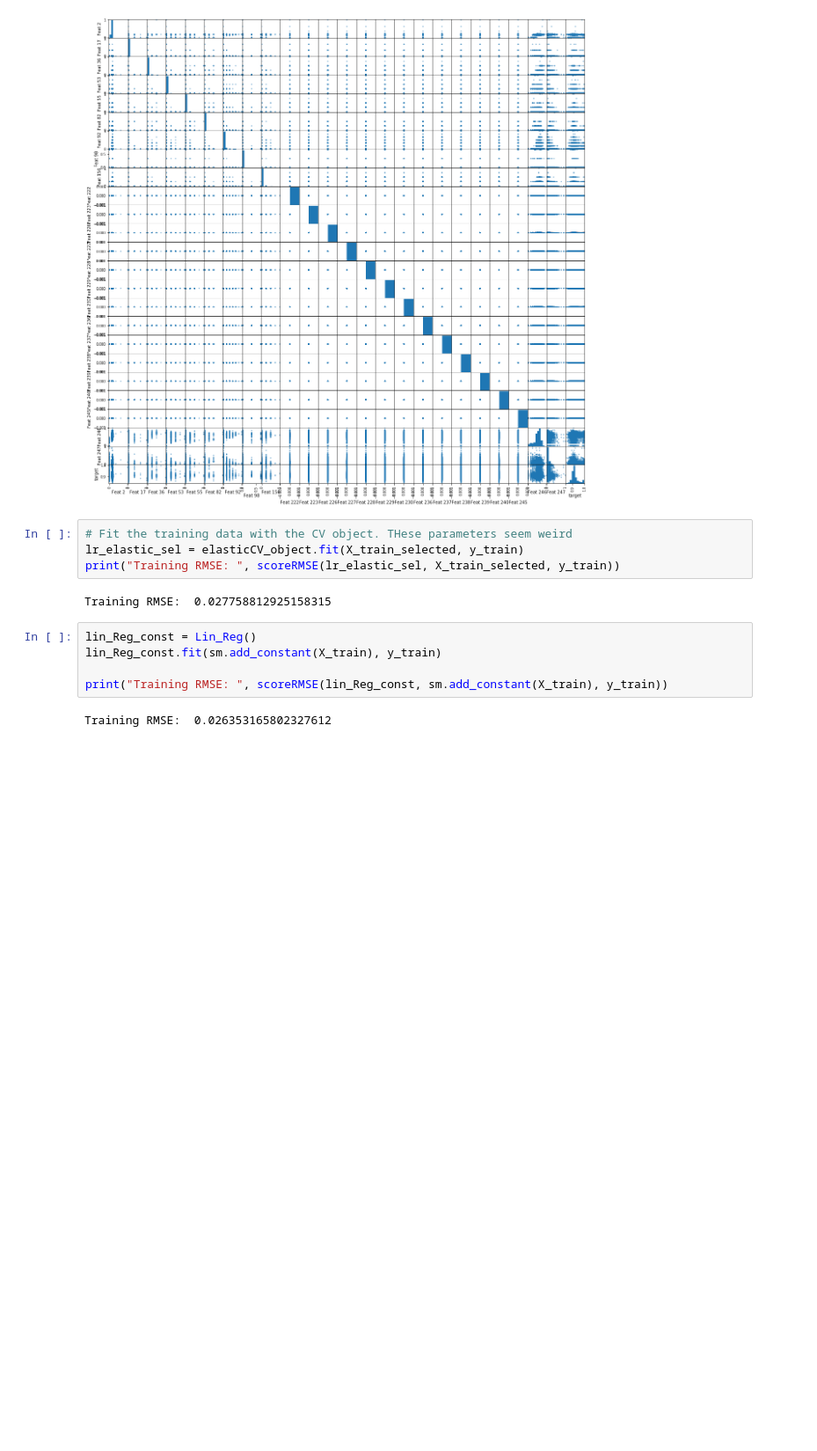
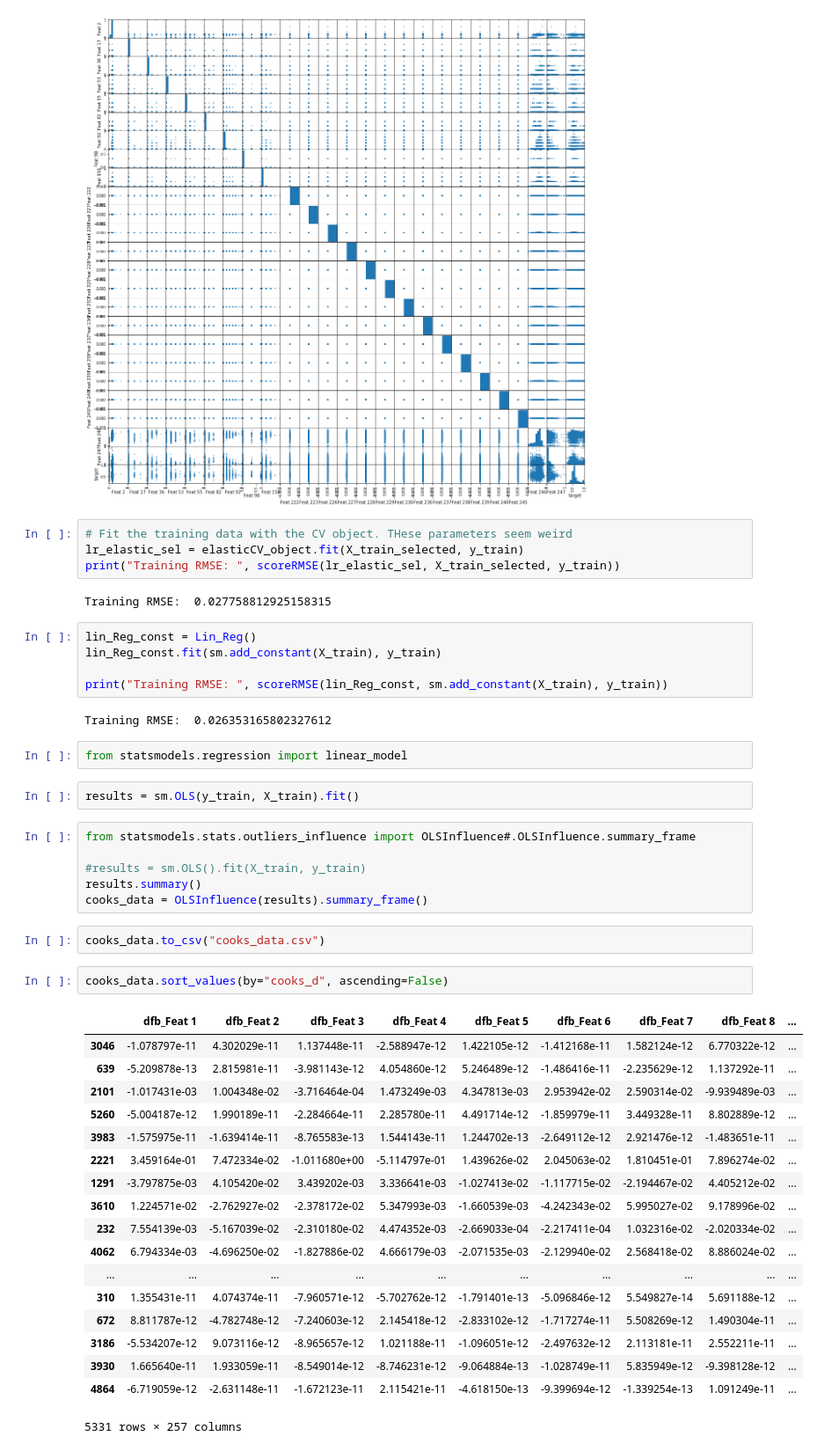
Before and after one commit to michaelkolor/cs181practicals, a Jupyter notebook: P1/code_mk.ipynb, the cells around one changed output. Shown at 88% size. Cells and saved outputs as stored; diff of their text form; blank space fills up the shorter version.

Commit message:
cooks

```diff
--- a/P1/code_mk.ipynb
+++ b/P1/code_mk.ipynb
@@ -380,3 +380,36 @@ lin_Reg_const.fit(sm.add_constant(X_train), y_train)
 print("Training RMSE: ", scoreRMSE(lin_Reg_const, sm.add_constant(X_train), y_train))
 # %% [output]
 Training RMSE:  0.026353165802327612
+# %%
+from statsmodels.regression import linear_model
+# %%
+results = sm.OLS(y_train, X_train).fit()
+# %%
+from statsmodels.stats.outliers_influence import OLSInfluence#.OLSInfluence.summary_frame
+
+#results = sm.OLS().fit(X_train, y_train)
+results.summary()
+cooks_data = OLSInfluence(results).summary_frame()
+# %%
+cooks_data.to_csv("cooks_data.csv")
+# %%
+cooks_data.sort_values(by="cooks_d", ascending=False)
+# %% [output]
+|  | dfb_Feat 1 | dfb_Feat 2 | dfb_Feat 3 | dfb_Feat 4 | dfb_Feat 5 | dfb_Feat 6 | dfb_Feat 7 | dfb_Feat 8 | ... |
+| 3046 | -1.078797e-11 | 4.302029e-11 | 1.137448e-11 | -2.588947e-12 | 1.422105e-12 | -1.412168e-11 | 1.582124e-12 | 6.770322e-12 | ... |
+| 639 | -5.209878e-13 | 2.815981e-11 | -3.981143e-12 | 4.054860e-12 | 5.246489e-12 | -1.486416e-11 | -2.235629e-12 | 1.137292e-11 | ... |
+| 2101 | -1.017431e-03 | 1.004348e-02 | -3.716464e-04 | 1.473249e-03 | 4.347813e-03 | 2.953942e-02 | 2.590314e-02 | -9.939489e-03 | ... |
+| 5260 | -5.004187e-12 | 1.990189e-11 | -2.284664e-11 | 2.285780e-11 | 4.491714e-12 | -1.859979e-11 | 3.449328e-11 | 8.802889e-12 | ... |
+| 3983 | -1.575975e-11 | -1.639414e-11 | -8.765583e-13 | 1.544143e-11 | 1.244702e-13 | -2.649112e-12 | 2.921476e-12 | -1.483651e-11 | ... |
+| 2221 | 3.459164e-01 | 7.472334e-02 | -1.011680e+00 | -5.114797e-01 | 1.439626e-02 | 2.045063e-02 | 1.810451e-01 | 7.896274e-02 | ... |
+| 1291 | -3.797875e-03 | 4.105420e-02 | 3.439202e-03 | 3.336641e-03 | -1.027413e-02 | -1.117715e-02 | -2.194467e-02 | 4.405212e-02 | ... |
+| 3610 | 1.224571e-02 | -2.762927e-02 | -2.378172e-02 | 5.347993e-03 | -1.660539e-03 | -4.242343e-02 | 5.995027e-02 | 9.178996e-02 | ... |
+| 232 | 7.554139e-03 | -5.167039e-02 | -2.310180e-02 | 4.474352e-03 | -2.669033e-04 | -2.217411e-04 | 1.032316e-02 | -2.020334e-02 | ... |
+| 4062 | 6.794334e-03 | -4.696250e-02 | -1.827886e-02 | 4.666179e-03 | -2.071535e-03 | -2.129940e-02 | 2.568418e-02 | 8.886024e-02 | ... |
+| ... | ... | ... | ... | ... | ... | ... | ... | ... | ... |
+| 310 | 1.355431e-11 | 4.074374e-11 | -7.960571e-12 | -5.702762e-12 | -1.791401e-13 | -5.096846e-12 | 5.549827e-14 | 5.691188e-12 | ... |
+| 672 | 8.811787e-12 | -4.782748e-12 | -7.240603e-12 | 2.145418e-12 | -2.833102e-12 | -1.717274e-11 | 5.508269e-12 | 1.490304e-11 | ... |
+| 3186 | -5.534207e-12 | 9.073116e-12 | -8.965657e-12 | 1.021188e-11 | -1.096051e-12 | -2.497632e-12 | 2.113181e-11 | 2.552211e-11 | ... |
+| 3930 | 1.665640e-11 | 1.933059e-11 | -8.549014e-12 | -8.746231e-12 | -9.064884e-13 | -1.028749e-11 | 5.835949e-12 | -9.398128e-12 | ... |
+| 4864 | -6.719059e-12 | -2.631148e-11 | -1.672123e-11 | 2.115421e-11 | -4.618150e-13 | -9.399694e-12 | -1.339254e-13 | 1.091249e-11 | ... |
+5331 rows × 257 columns
```
Also changed, not shown: 2 other files.
